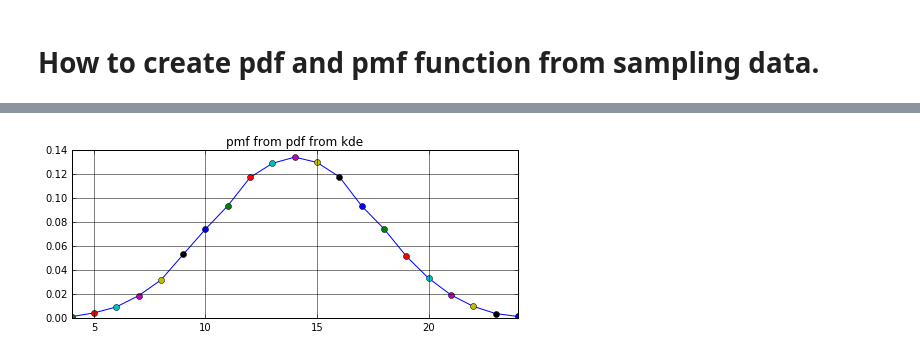
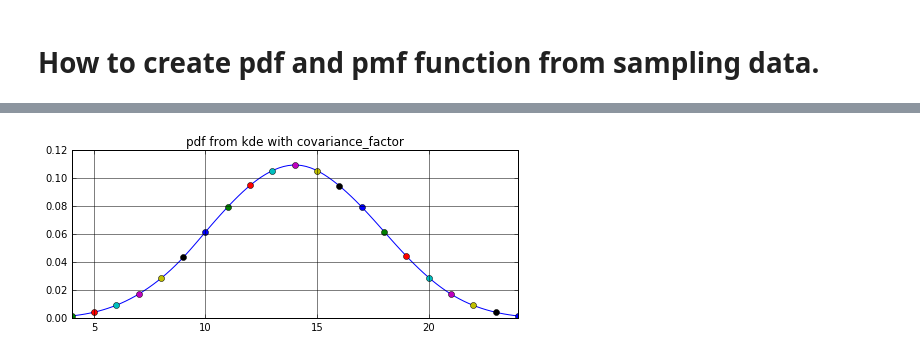
Before and after one commit to koki-ogura/probability_basis, a Jupyter notebook: pdf_pmf_howto.ipynb, the cells around one changed output, grey strips where cells are left out. Cells and saved outputs as stored; diff of their text form; code cells hidden in the pictures.

```diff
--- a/pdf_pmf_howto.ipynb
+++ b/pdf_pmf_howto.ipynb
@@ -88,13 +88,18 @@ plt.show()
 # %%
-x = np.arange(min(d), max(d) + 1, 1)
+from scipy.stats import gaussian_kde
+kde = gaussian_kde(d)
+kde.covariance_factor = lambda : .25
+kde._compute_covariance()
+
+x = np.linspace(min(d), max(d), 100)
 
 plt.rcParams["figure.figsize"] = (8,3)
-plt.title('pmf from pdf from kde')
+plt.title('pdf from kde with covariance_factor')
 plt.grid(which='major',color='black',linestyle='-')
 plt.xlim(min(d), max(d))
 plt.plot(x, kde(x))
-for i in x:
+for i in np.arange(min(d), max(d) + 1, 1):
     plt.plot(i, kde(i), 'o')
 plt.show()
 # %% [output]
-[figure, old version]
+[figure, new version]
```
Also changed, not shown: parts of 3 cells of this notebook.
